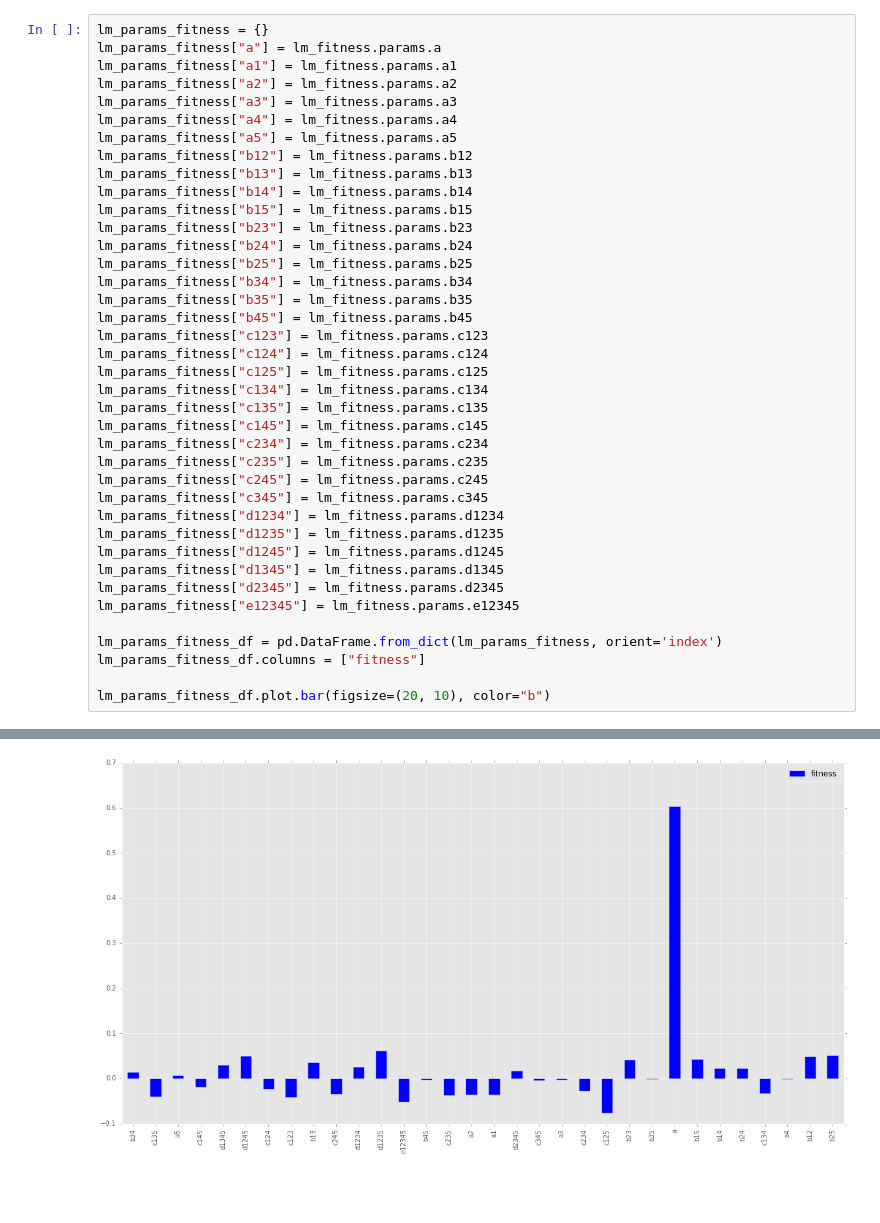
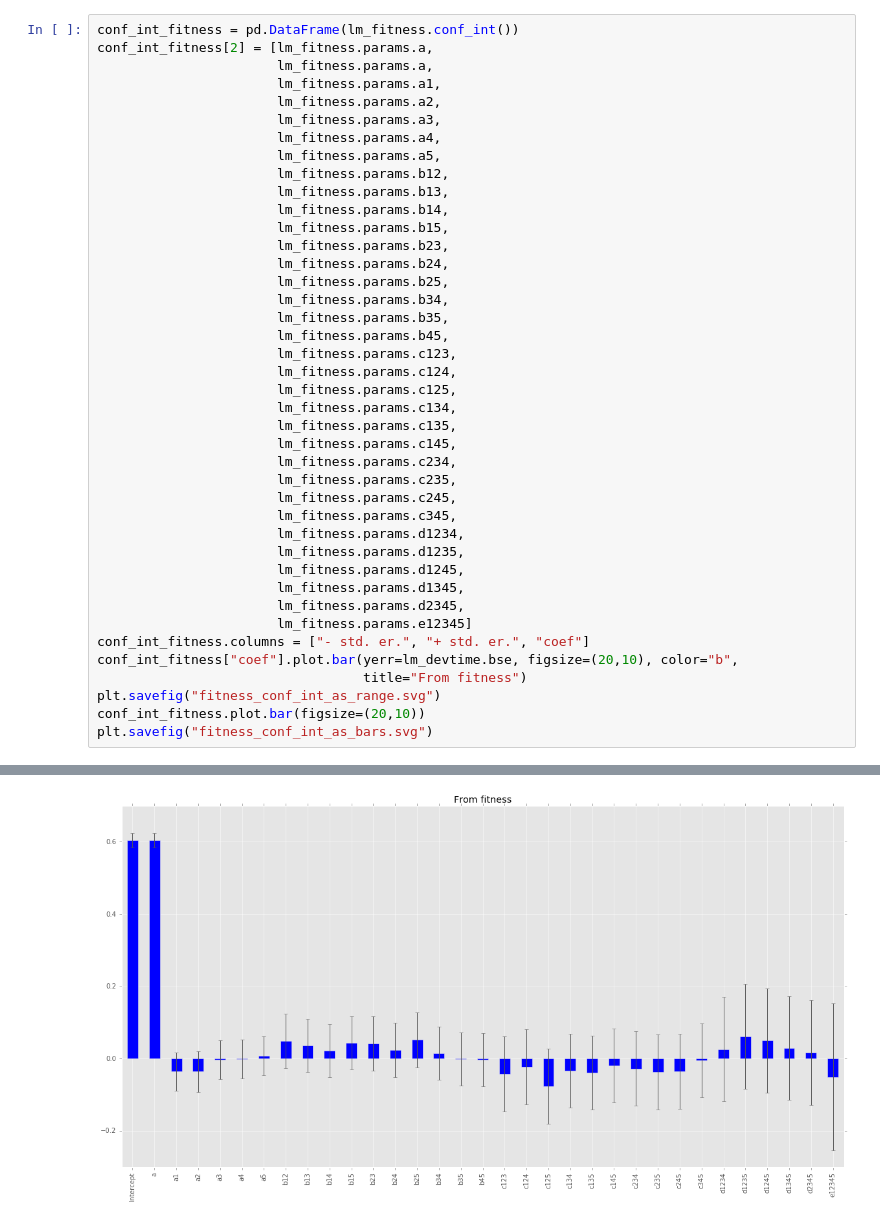
Before and after one commit to gavryushkin/microinteractions, a Jupyter notebook: taylor_lin_fit.ipynb, the cells around one changed output, grey strips where cells are left out. Drawn from its saved outputs; the diff is of its cells as text; blank space fills up the shorter version.

```diff
--- a/taylor_lin_fit.ipynb
+++ b/taylor_lin_fit.ipynb
@@ -130,40 +68,42 @@ lm_params_df.plot.bar(figsize=(20, 10), color="b")
 # %%
-lm_params_fitness = {}
-lm_params_fitness["a"] = lm_fitness.params.a
-lm_params_fitness["a1"] = lm_fitness.params.a1
-lm_params_fitness["a2"] = lm_fitness.params.a2
-lm_params_fitness["a3"] = lm_fitness.params.a3
-lm_params_fitness["a4"] = lm_fitness.params.a4
-lm_params_fitness["a5"] = lm_fitness.params.a5
-lm_params_fitness["b12"] = lm_fitness.params.b12
-lm_params_fitness["b13"] = lm_fitness.params.b13
-lm_params_fitness["b14"] = lm_fitness.params.b14
-lm_params_fitness["b15"] = lm_fitness.params.b15
-lm_params_fitness["b23"] = lm_fitness.params.b23
-lm_params_fitness["b24"] = lm_fitness.params.b24
-lm_params_fitness["b25"] = lm_fitness.params.b25
-lm_params_fitness["b34"] = lm_fitness.params.b34
-lm_params_fitness["b35"] = lm_fitness.params.b35
-lm_params_fitness["b45"] = lm_fitness.params.b45
-lm_params_fitness["c123"] = lm_fitness.params.c123
-lm_params_fitness["c124"] = lm_fitness.params.c124
-lm_params_fitness["c125"] = lm_fitness.params.c125
-lm_params_fitness["c134"] = lm_fitness.params.c134
-lm_params_fitness["c135"] = lm_fitness.params.c135
-lm_params_fitness["c145"] = lm_fitness.params.c145
-lm_params_fitness["c234"] = lm_fitness.params.c234
-lm_params_fitness["c235"] = lm_fitness.params.c235
-lm_params_fitness["c245"] = lm_fitness.params.c245
-lm_params_fitness["c345"] = lm_fitness.params.c345
-lm_params_fitness["d1234"] = lm_fitness.params.d1234
-lm_params_fitness["d1235"] = lm_fitness.params.d1235
-lm_params_fitness["d1245"] = lm_fitness.params.d1245
-lm_params_fitness["d1345"] = lm_fitness.params.d1345
-lm_params_fitness["d2345"] = lm_fitness.params.d2345
-lm_params_fitness["e12345"] = lm_fitness.params.e12345
-
-lm_params_fitness_df = pd.DataFrame.from_dict(lm_params_fitness, orient='index')
-lm_params_fitness_df.columns = ["fitness"]
-
-lm_params_fitness_df.plot.bar(figsize=(20, 10), color="b")
+conf_int_fitness = pd.DataFrame(lm_fitness.conf_int())
+conf_int_fitness[2] = [lm_fitness.params.a,
+                       lm_fitness.params.a,
+                       lm_fitness.params.a1,
+                       lm_fitness.params.a2,
+                       lm_fitness.params.a3,
+                       lm_fitness.params.a4,
+                       lm_fitness.params.a5,
+                       lm_fitness.params.b12,
+                       lm_fitness.params.b13,
+                       lm_fitness.params.b14,
+                       lm_fitness.params.b15,
+                       lm_fitness.params.b23,
+                       lm_fitness.params.b24,
+                       lm_fitness.params.b25,
+                       lm_fitness.params.b34,
+                       lm_fitness.params.b35,
+                       lm_fitness.params.b45,
+                       lm_fitness.params.c123,
+                       lm_fitness.params.c124,
+                       lm_fitness.params.c125,
+                       lm_fitness.params.c134,
+                       lm_fitness.params.c135,
+                       lm_fitness.params.c145,
+                       lm_fitness.params.c234,
+                       lm_fitness.params.c235,
+                       lm_fitness.params.c245,
+                       lm_fitness.params.c345,
+                       lm_fitness.params.d1234,
+                       lm_fitness.params.d1235,
+                       lm_fitness.params.d1245,
+                       lm_fitness.params.d1345,
+                       lm_fitness.params.d2345,
+                       lm_fitness.params.e12345]
+conf_int_fitness.columns = ["- std. er.", "+ std. er.", "coef"]
+conf_int_fitness["coef"].plot.bar(yerr=lm_devtime.bse, figsize=(20,10), color="b",
+                                  title="From fitness")
+plt.savefig("fitness_conf_int_as_range.svg")
+conf_int_fitness.plot.bar(figsize=(20,10))
+plt.savefig("fitness_conf_int_as_bars.svg")
 # %% [output]
@@ -171 +110 @@ lm_params_fitness_df.plot.bar(figsize=(20, 10), color="b")
-[figure, old version]
+[figure, new version]
```
Also changed, not shown: parts of 5 cells of this notebook.
